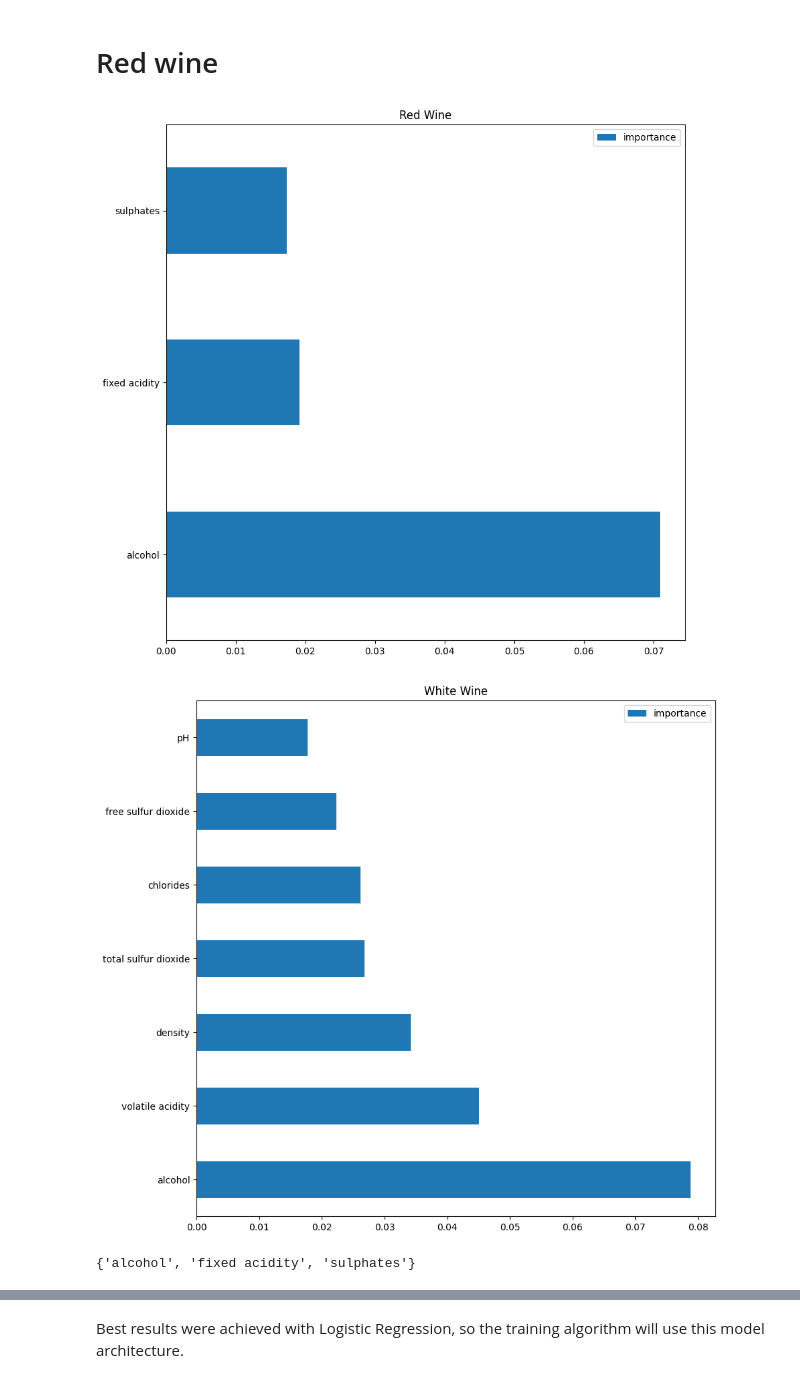
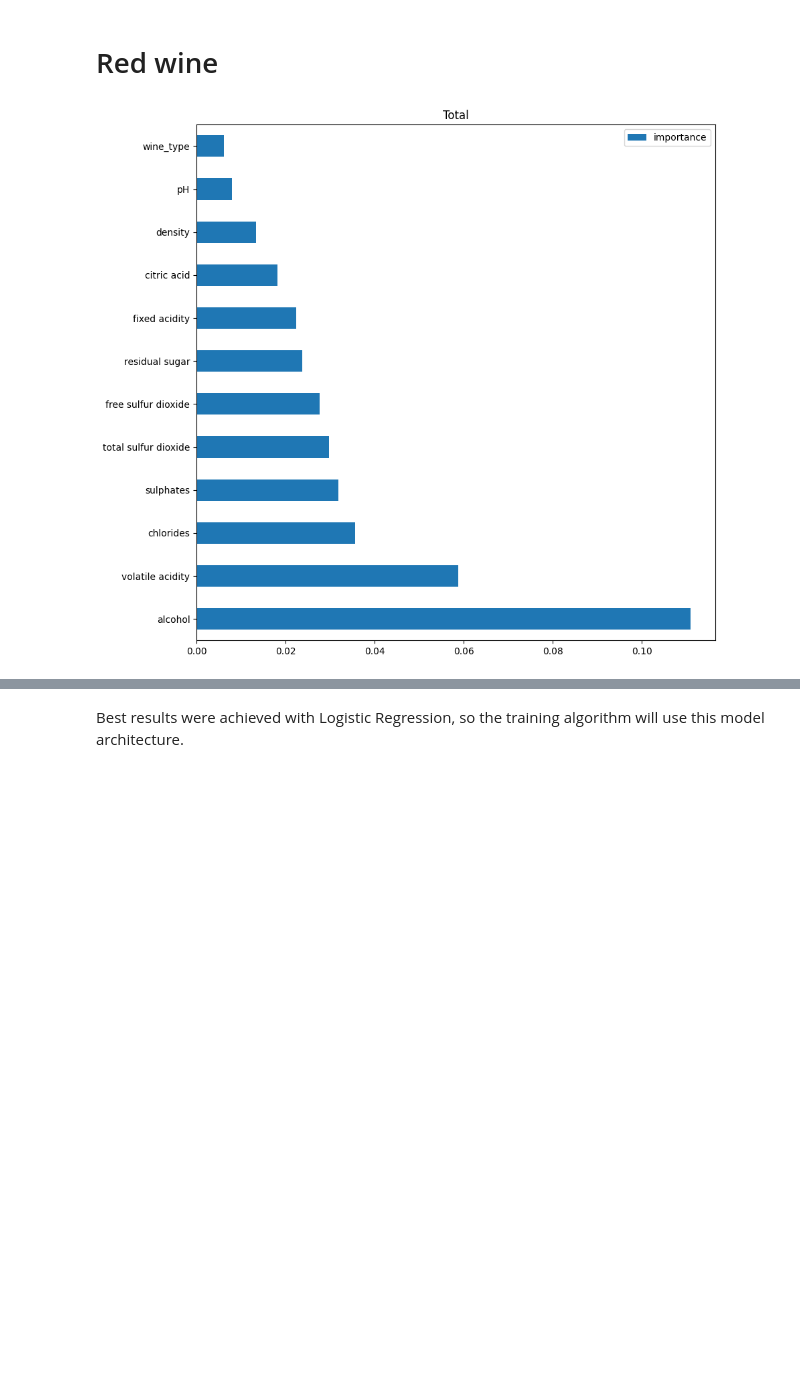
Before and after one commit to FarhadMadadzade/ID2223, a Jupyter notebook: wine-quality-prediction-task/preprocessing.ipynb, the cells around one changed output, grey strips where cells are left out. Saved outputs shown, nothing was run; the diff lists cells and outputs as text; code cells hidden in the pictures; blank space fills up the shorter version.

```diff
--- a/wine-quality-prediction-task/preprocessing.ipynb
+++ b/wine-quality-prediction-task/preprocessing.ipynb
@@ -92,15 +100,7 @@ def feature_importance(dataframe, title, threshold=0.015):
     perm_importance.plot(kind='barh', figsize=(10, 10), title=title)
     plt.show()
     return perm_importance
-# %%
-red_whine_importance = feature_importance(dataframes[0], 'Red Wine', threshold=0.01)
-white_whine_importance = feature_importance(dataframes[1], 'White Wine', threshold=0.01)
-# %% [output]
-[figure, removed]
-[figure, removed]
-# %%
-#find common features
-common_features = set(red_whine_importance.index).intersection(set(white_whine_importance.index))
-print(common_features)
-# %% [output]
-{'alcohol', 'fixed acidity', 'sulphates'}
+# %%
+total_importance = feature_importance(dataframe_tot, 'Total', threshold=0.0)
+# %% [output]
+[figure, added]
```
Also changed, not shown: parts of 13 cells of this notebook, 3 other files.
